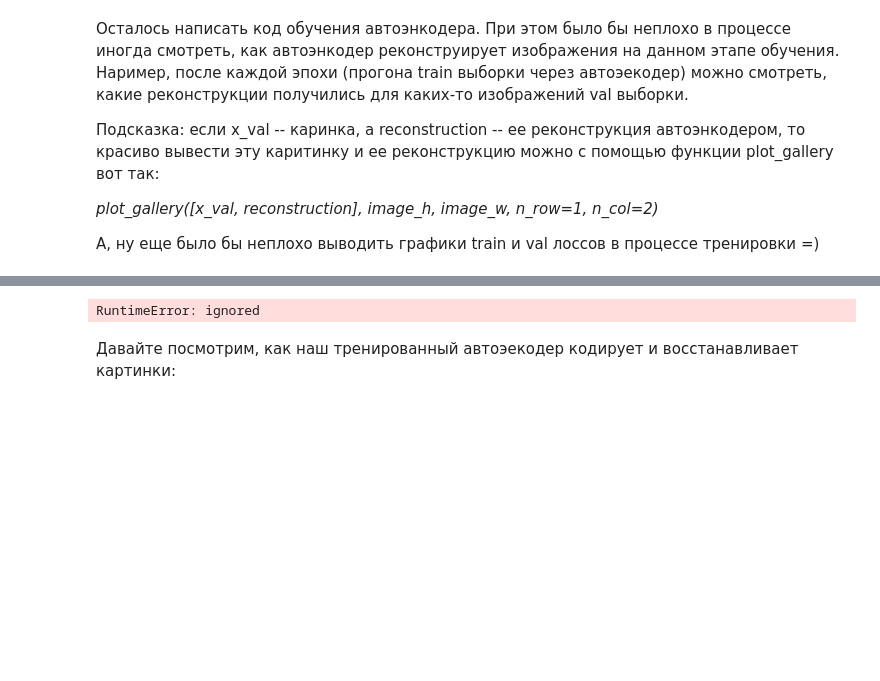
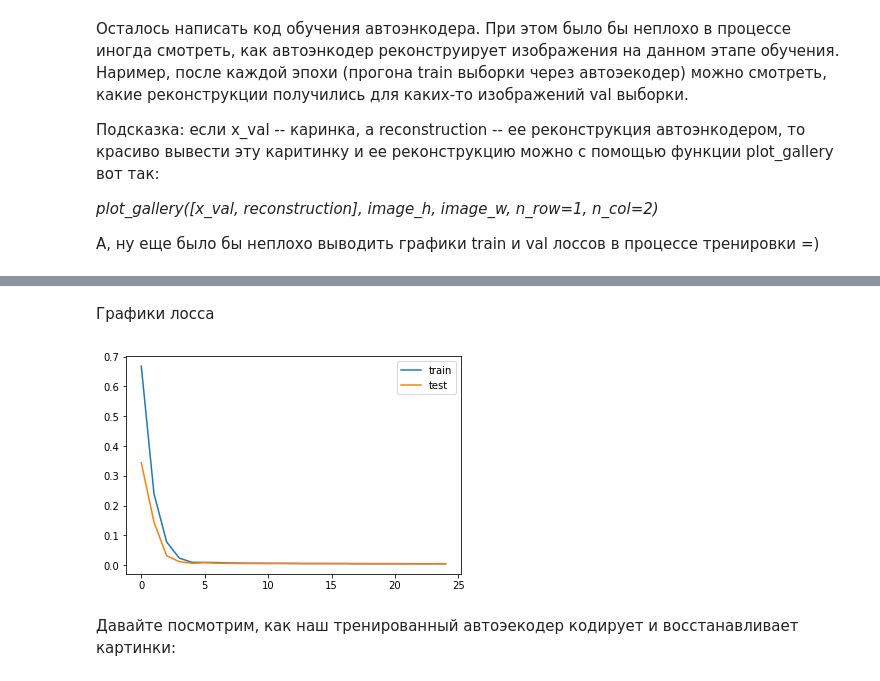
Before and after one commit to RomanenkovN/DeepLearningSchool, a Jupyter notebook: autoencoders.ipynb, the cells around one changed output, grey strips where cells are left out. Cells and saved outputs as stored; diff of their text form; code cells hidden in the pictures; blank space fills up the shorter version.

```diff
--- a/autoencoders.ipynb
+++ b/autoencoders.ipynb
@@ -180,25 +210,11 @@ optimizer = optim.Adam(autoencoder.parameters(), lr=1e-3)#<Ваш любимый
 *plot_gallery([x_val, reconstruction], image_h, image_w, n_row=1, n_col=2)*
 
 А, ну еще было бы неплохо выводить графики train и val лоссов в процессе тренировки =)
-# %%
-# <тут Ваш код тренировки автоэнкодера>
-def train(X_train, X_val, num_epoch):
-    train_losses = []
-    val_losses = []
-    for epochs in range(num_epoch):
-        # ===================forward=====================
-        reconstruction, latent_code = autoencoder(X_train)
-        loss = criterion(reconstruction, X_train)
-        train_losses.append(loss.data)
-        # ===================backward====================
-        optimizer.zero_grad()
-        loss.backward()
-        optimizer.step()
-
-        with torch.no_grad():
-            reconstruction = model(X_val)
-            loss = criterion(reconstruction, X_val)
-            val_losses.append(loss.data)
-            plot_gallery([X_val, reconstruction], IMAGE_H, IMAGE_W, n_row=1, n_col=2)
-
-    return train_losses, val_losses
+# %%
+from torch.utils.data import DataLoader
+batch_size = 32
+
+data_tr = DataLoader(list(np.rollaxis(X_train.numpy(), 3, 1)),
+                     batch_size=batch_size, shuffle=True)
+data_val = DataLoader(list(np.rollaxis(X_val.numpy(), 3, 1)),
+                     batch_size=batch_size, shuffle=True)
@@ -205,10 +278,11 @@ def train(X_train, X_val, num_epoch):
+# %% [markdown]
+Графики лосса
 # %%
-train_losses, test_losses = train(X_train, X_val, num_epoch=10)
-plt.plot(range(len(train_losses)), train_losses, label='train')
-plt.plot(range(len(test_losses)), test_losses, label='test')
+plt.plot(tr_loss, label='train')
+plt.plot(val_loss, label='test')
 plt.legend()
 plt.show()
 # %% [output]
-RuntimeError: ignored
+[figure, added]
 # %% [markdown]
 Давайте посмотрим, как наш тренированный автоэекодер кодирует и восстанавливает картинки:
```
Also changed, not shown: parts of 93 cells of this notebook.
